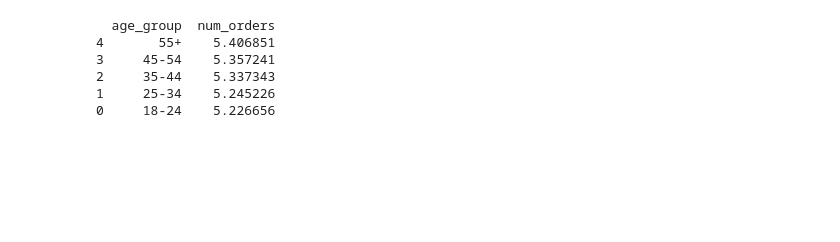
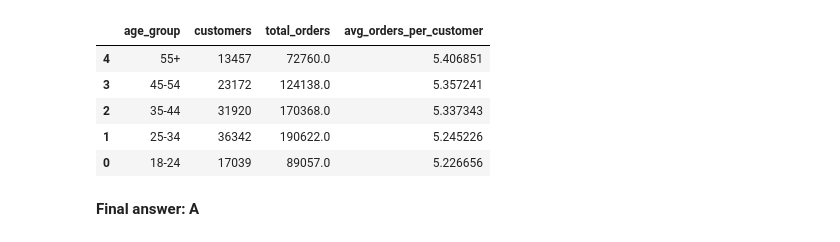
Before and after one commit to minhnm162/Neu_BRT_Datathon, a Jupyter notebook: mcq_solution.ipynb, the cells around one changed output. Cells and saved outputs as stored; diff of their text form; code cells hidden in the pictures; blank space fills up the shorter version.

```diff
--- a/mcq_solution.ipynb
+++ b/mcq_solution.ipynb
@@ -164,44 +216,25 @@ Promo usage rate: 38.6635%
 # %%
-# Q6
-# age_group nào có avg số đơn / customer cao nhất
-# chỉ xét customers có age_group != null
-# =========================
-
 customers = dfs["customers"].copy()
 orders = dfs["orders"].copy()
+orders_per_customer = orders.groupby("customer_id", as_index=False).size().rename(columns={"size": "num_orders"})
+q6_df = customers[customers["age_group"].notna()].merge(orders_per_customer, on="customer_id", how="left")
+q6_df["num_orders"] = q6_df["num_orders"].fillna(0)
+age_group_stats = (
+    q6_df.groupby("age_group", as_index=False)
+    .agg(customers=("customer_id", "nunique"), total_orders=("num_orders", "sum"), avg_orders_per_customer=("num_orders", "mean"))
+    .sort_values("avg_orders_per_customer", ascending=False)
+)
+display(age_group_stats)
 
-cust_non_null = customers[customers["age_group"].notna()].copy()
-
-orders_per_customer = (
-    orders.groupby("customer_id", as_index=False)
-    .size()
-    .rename(columns={"size": "num_orders"})
-)
-
-q6_df = cust_non_null.merge(orders_per_customer, on="customer_id", how="left")
-q6_df["num_orders"] = q6_df["num_orders"].fillna(0)
-
-age_group_stats = (
-    q6_df.groupby("age_group", as_index=False)["num_orders"]
-    .mean()
-    .sort_values("num_orders", ascending=False)
-)
-
-print(age_group_stats)
-
-top_age_group = age_group_stats.iloc[0]["age_group"]
-q6_options = {
-    "A": "55+",
-    "B": "25–34",
-    "C": "35–44",
-    "D": "45–54",
-}
-# normalize dash variants
-top_age_group_norm = str(top_age_group).replace("-", "–")
+top_age_group = str(age_group_stats.iloc[0]["age_group"])
+q6_options = {"A": "55+", "B": "25-34", "C": "35-44", "D": "45-54"}
+q6_answer = answer_from_value(top_age_group, q6_options)
+record_answer("Q6", q6_answer, top_age_group, f"avg_orders_per_customer={age_group_stats.iloc[0]['avg_orders_per_customer']:.4f}")
 # %% [output]
-  age_group  num_orders
-4       55+    5.406851
-3     45-54    5.357241
-2     35-44    5.337343
-1     25-34    5.245226
-0     18-24    5.226656
+|  | age_group | customers | total_orders | avg_orders_per_customer |
+| 4 | 55+ | 13457 | 72760.0 | 5.406851 |
+| 3 | 45-54 | 23172 | 124138.0 | 5.357241 |
+| 2 | 35-44 | 31920 | 170368.0 | 5.337343 |
+| 1 | 25-34 | 36342 | 190622.0 | 5.245226 |
+| 0 | 18-24 | 17039 | 89057.0 | 5.226656 |
+**Final answer: A**
```
Also changed, not shown: parts of 26 cells of this notebook.
